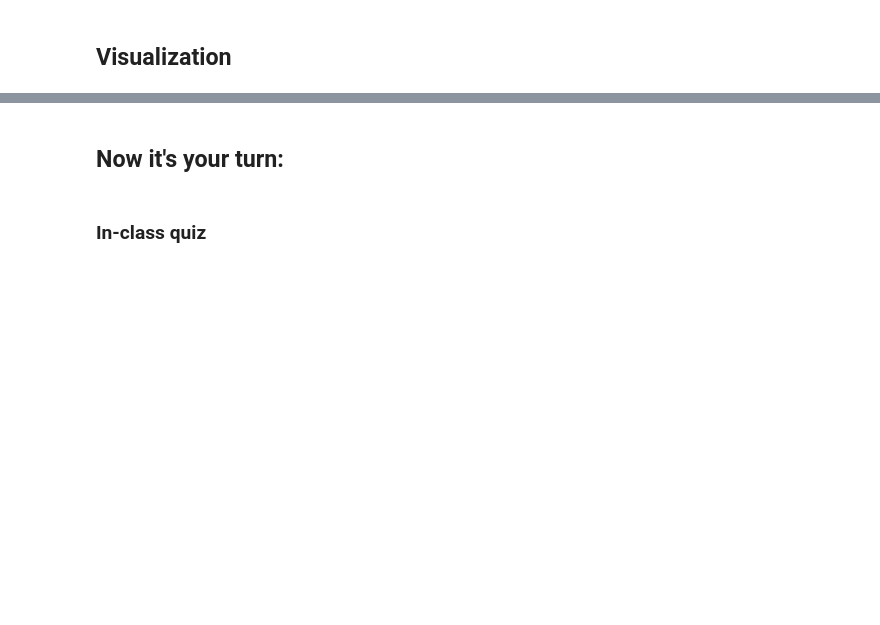
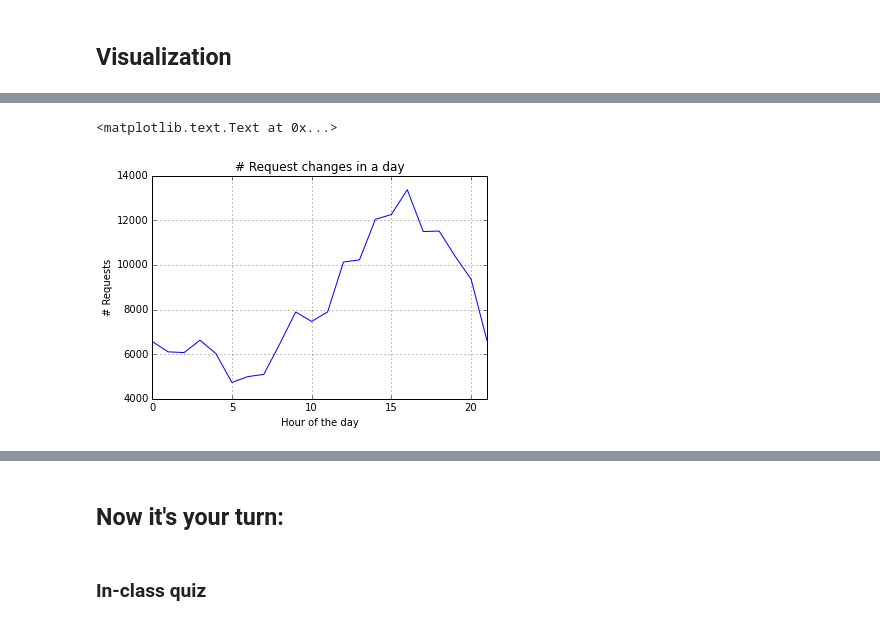
Before and after one commit to abhinavrathi/ids-fa16, a Jupyter notebook: lab2/lab2.ipynb, the cells around one changed output, grey strips where cells are left out. Cells and saved outputs as stored; diff of their text form; code cells hidden in the pictures; blank space fills up the shorter version.

```diff
--- a/lab2/lab2.ipynb
+++ b/lab2/lab2.ipynb
@@ -147,2 +196,0 @@ To apply aggregate functions, pandas use python's **lambda** functions to define
-# %%
-log_df['DateTime'] = pd.to_datetime(log_df.apply(lambda row: row['Date'] + ' ' + row['Time'], axis=1))
@@ -178,0 +245,6 @@ array([[<matplotlib.axes.AxesSubplot object at 0x...>]], dtype=object)
+# %%
+# This piece of code is not requred in this lab 2, you just need to know that we are grouping data
+# by the hour of the day on '01/May/1998'.
+may1_df = log_df[log_df['Date'] == '01/May/1998']
+may1_df['DateTime'] = pd.to_datetime(may1_df.apply(lambda row: row['Date'] + ' ' + row['Time'], axis=1))
+hour_grouped = may1_df.groupby(lambda x: may1_df['DateTime'][x].hour)
@@ -178,0 +293,9 @@ array([[<matplotlib.axes.AxesSubplot object at 0x...>]], dtype=object)
+# %%
+# plot the changes of traffic on different hours of the day.
+ax = hour_grouped.size().plot()
+ax.set_ylabel("# Requests")
+ax.set_xlabel("Hour of the day")
+ax.set_title("# Request changes in a day")
+# %% [output]
+<matplotlib.text.Text at 0x...>
+[figure, added]
```
Also changed, not shown: parts of 39 cells of this notebook.
